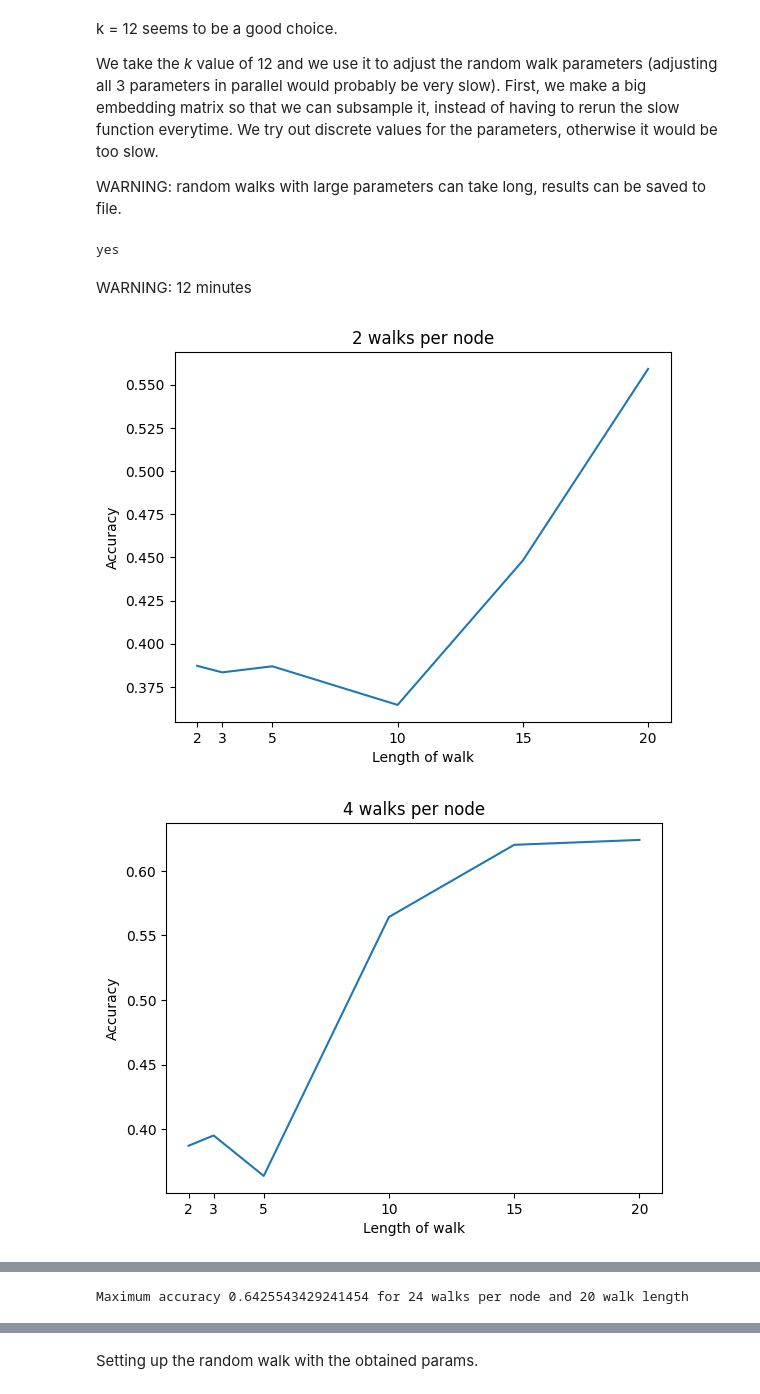
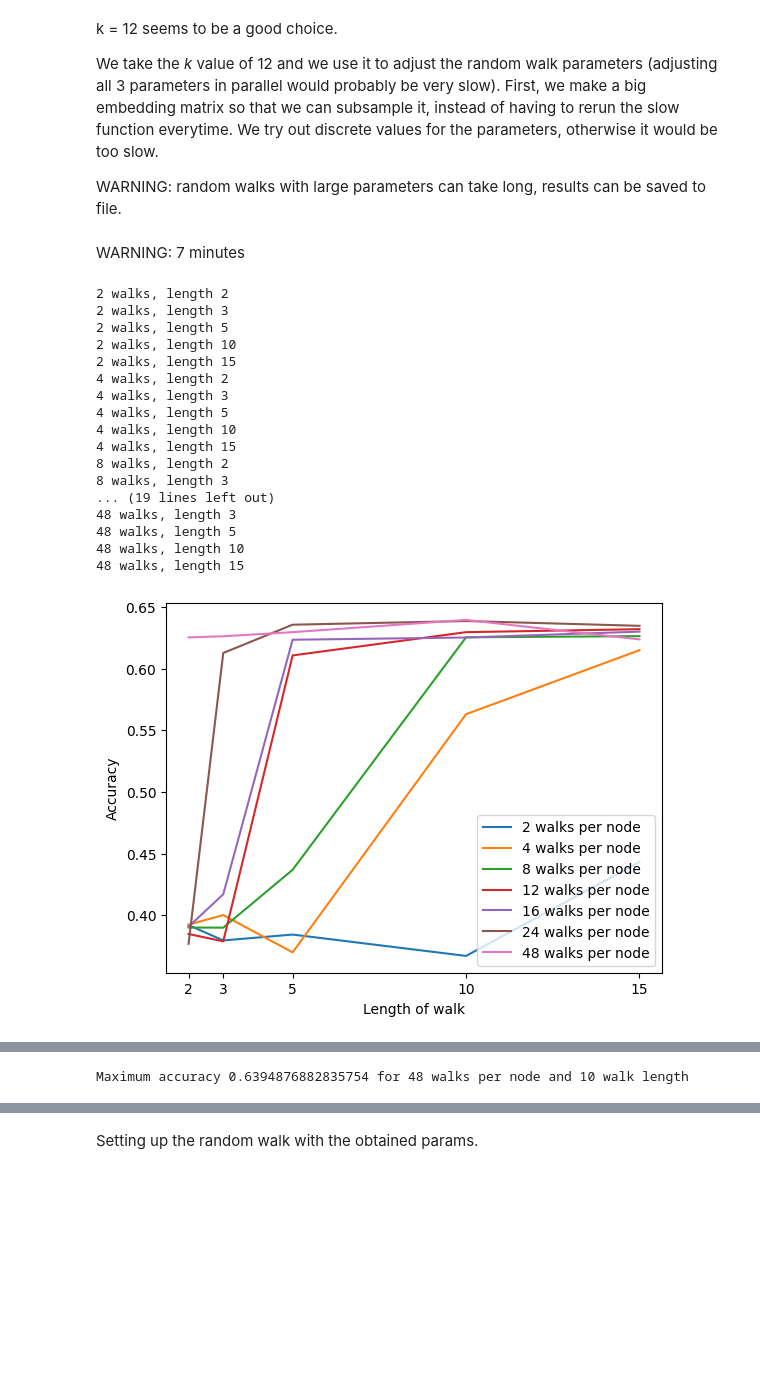
Before and after one commit to datchemguy/dm, a Jupyter notebook: dm2/pipeline.ipynb, the cells around one changed output, grey strips where cells are left out. Cells and saved outputs as stored; diff of their text form; code cells hidden in the pictures; blank space fills up the shorter version.

```diff
--- a/dm2/pipeline.ipynb
+++ b/dm2/pipeline.ipynb
@@ -122,7 +126,7 @@ This is the weblab function, the only modification being that it saves the whole
 
 The function takes 30 minutes to run, and the file will be 6 GB. If you have a .npy file of your own, copy it into this folder and name it 'spectral.npy'.
 # %%
-def compute_spectral_embeddings(graph: nx.Graph, dim: int) -> np.ndarray:
+def compute_spectral_embeddings(graph: nx.Graph) -> (np.ndarray, np.ndarray):
     """Perform spectral clustering on the graph and compute low-dimensional node representations.
     Does not normalize the Laplacian.
 
@@ -142,6 +146,19 @@ def compute_spectral_embeddings(graph: nx.Graph, dim: int) -> np.ndarray:
     for i in range(adjacency_matrix.shape[0]):
         L[i][i] = np.sum(adjacency_matrix[i])
     L -= adjacency_matrix
-    _, evecs = np.linalg.eigh(L)
-    np.save('spectral.npy', evecs)
-    return evecs[:, :dim]
+    return np.linalg.eigh(L)
+# %%
+if Path('spectral.npy').exists():
+    evecs = np.load('spectral.npy')
+    evals = np.load('evals.npy') if Path('evals.npy').exists() else np.zeros(num_nodes)
+else:
+    evals, evecs = compute_spectral_embeddings(medium_graph)
+    if write:
+        np.save('evals.npy', evals)
+        np.save('spectral.npy', evecs)
+# %%
+for i in range(num_nodes):
+    print(evals[i])
+    if evals[i] > 0.0001:
+        print(i)
+        break
@@ -351,36 +387,53 @@ random_walk_big = np.array([])
 if Path('random_walks.npy').exists():
     random_walk_big = np.load('random_walks.npy')
 else:
-    random_walk_big = random_walks(medium_graph, num_walks=48, walk_length=20)
-    np.save('random_walks.npy', random_walk_big)
+    random_walk_big = random_walks(medium_graph, num_walks=48, walk_length=15)
+    if write:
+        np.save('random_walks.npy', random_walk_big)
-# %% [output]
-yes
 # %% [markdown]
-WARNING: 12 minutes
+WARNING: 7 minutes
 # %%
+validation_size = int(0.4 * num_nodes)
 w_lengths = [2, 3, 5, 10, 15]
 m_acc = 0
 m_w_length = 2
 m_n_walks = 2
+
+plt.xlabel('Length of walk')
+plt.ylabel('Accuracy')
+plt.xticks(w_lengths)
 for n_walks in 2, 4, 8, 12, 16, 24, 48:
     accs = []
     for w_length in w_lengths:
         print(f'{n_walks} walks, length {w_length}') # progress bar
         model_training = Word2Vec(sentences=random_walk_big[::48 // n_walks, :w_length].tolist(), min_count=n_walks)
         sample = np.random.choice(range(num_nodes), size = validation_size)
         acc = accuracy(sample, train_labels, model_training.wv, k=12)
         accs.append(acc)
         if acc > m_acc:
             m_acc = acc
             m_w_length = w_length
             m_n_walks = n_walks
-    plt.title(f'{n_walks} walks per node')
-    plt.xlabel('Length of walk')
-    plt.ylabel('Accuracy')
-    plt.plot(w_lengths, accs)
-    plt.xticks(w_lengths)
-    plt.show()
+    plt.plot(w_lengths, accs, label=f'{n_walks} walks per node')
+plt.legend()
+plt.show()
 print(f'Maximum accuracy {m_acc} for {m_n_walks} walks per node and {m_w_length} walk length')
 # %% [output]
+2 walks, length 2
+2 walks, length 3
+2 walks, length 5
+2 walks, length 10
+2 walks, length 15
+4 walks, length 2
+4 walks, length 3
+4 walks, length 5
+4 walks, length 10
+4 walks, length 15
+8 walks, length 2
+8 walks, length 3
+... (19 lines left out)
+48 walks, length 3
+48 walks, length 5
+48 walks, length 10
+48 walks, length 15
-[figure, old version]
+[figure, new version]
-[figure, removed]
@@ -392,2 +440,2 @@ print(f'Maximum accuracy {m_acc} for {m_n_walks} walks per node and {m_w_length}
-Maximum accuracy 0.6425543429241454 for 24 walks per node and 20 walk length
+Maximum accuracy 0.6394876882835754 for 48 walks per node and 10 walk length
 # %% [markdown]
```
Also changed, not shown: parts of 16 cells of this notebook.
